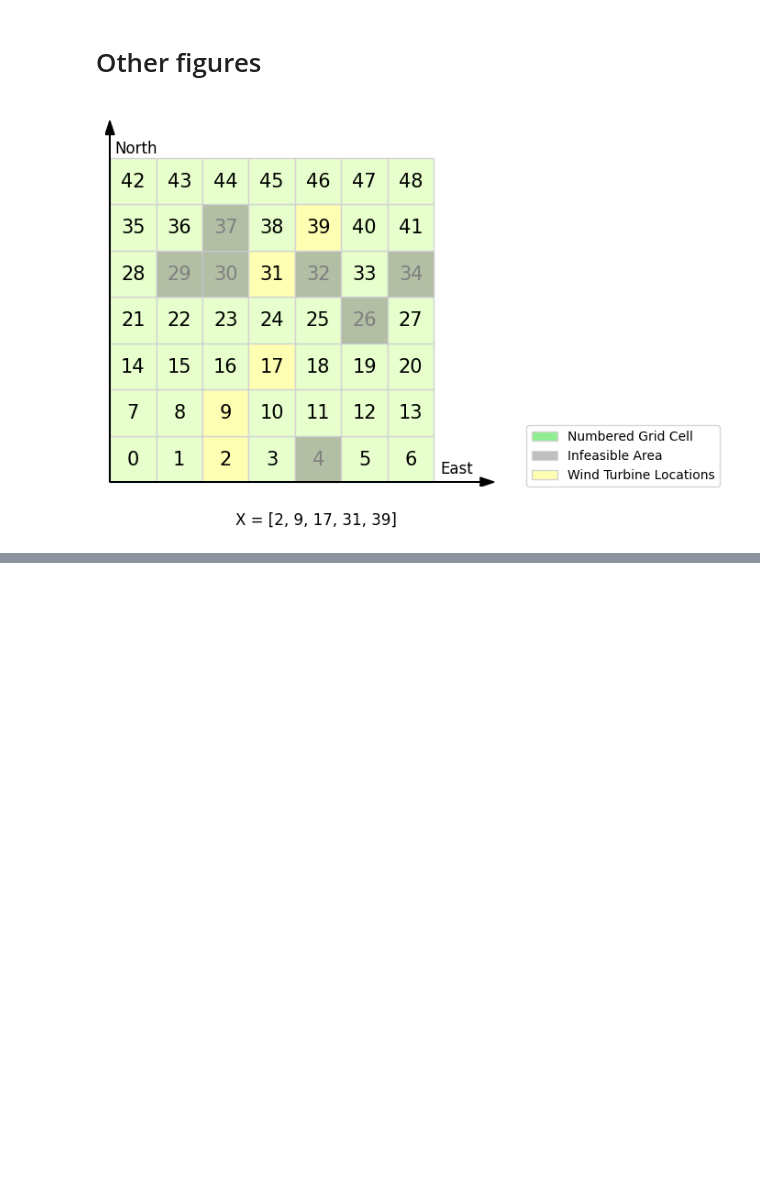
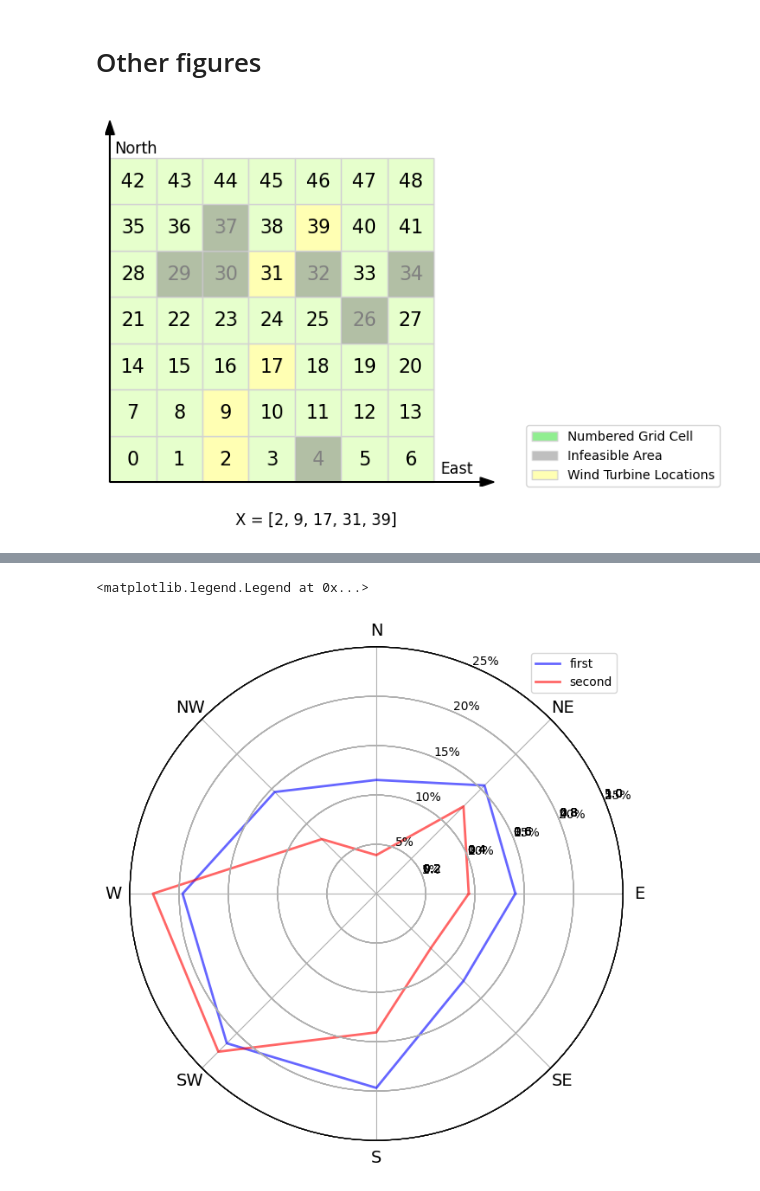
Before and after one commit to ShitianZhang22/Wind-Farm-Layout-Optimisation, a Jupyter notebook: figure.ipynb, the cells around one changed output, grey strips where cells are left out. Cells and saved outputs as stored; diff of their text form; code cells hidden in the pictures; blank space fills up the shorter version.

```diff
--- a/figure.ipynb
+++ b/figure.ipynb
@@ -74,3 +74,18 @@ plt.tight_layout()
 plt.show()
 # %% [output]
 [figure]
+# %%
+_wind_data = np.array([[2.3046875, 0.0390625],
+                       [3.1015625, 0.125    ],
+                       [2.8203125, 0.09375  ],
+                       [2.5      , 0.078125 ],
+                       [3.9375   , 0.140625 ],
+                       [4.2890625, 0.2265625],
+                       [3.9296875, 0.2265625],
+                       [2.9140625, 0.078125 ]])
+# directions = ['N', 'NE', 'E', 'SE', 'S', 'SW', 'W', 'NW']
+directions = ['E', 'NE', 'N', 'NW', 'W', 'SW', 'S', 'SE']
+_wind_data = np.flip(_wind_data, 0)
+print(_wind_data)
+_wind_data = np.concatenate((_wind_data[5:], _wind_data[:5]), axis=0)
+print(_wind_data)
@@ -76,0 +109,48 @@ plt.show()
+# %%
+class Radar(object):
+
+    def __init__(self, fig, titles, labels, rect=None):
+        if rect is None:
+            rect = [0.05, 0.05, 0.95, 0.95]
+
+        self.n = len(titles)
+        self.angles = np.linspace(0, 360, self.n, endpoint=False).tolist()
+        self.axes = [fig.add_axes(rect, projection="polar", label="axes%d" % i)
+                         for i in range(self.n)]
+
+        self.ax = self.axes[0]
+        self.ax.set_thetagrids(self.angles, labels=titles, fontsize=14)
+        self.ax.set_yticklabels([])
+
+        for ax in self.axes[1:]:
+            ax.patch.set_visible(False)
+            ax.grid("off")
+            ax.xaxis.set_visible(False)
+
+        for ax, angle, label in zip(self.axes, [22, 67], labels):
+            ax.set_rgrids(range(1, 6), angle=angle, labels=label)
+            ax.spines["polar"].set_visible(False)
+            ax.set_ylim(0, 5)
+
+    def plot(self, values, *args, **kw):
+        plt.rgrids([1, 2, 3, 4, 5], labels=["5%", "10%", "15%", "20%", "25%"], angle=22)
+        angle = np.deg2rad(np.r_[self.angles, self.angles[0]])
+        values = np.r_[values, values[0]]
+        self.ax.plot(angle, values, *args, **kw)
+
+
+
+fig = plt.figure(figsize=(6, 6))
+
+labels = [
+    ['1', '2', '3', '4', '5'],
+    ["5%", "10%", "15%", "20%", "25%"],
+]
+
+radar = Radar(fig, directions, labels)
+radar.plot(_wind_data[:, 0],  "-", lw=2, color="b", alpha=0.6, label="first")
+radar.plot(_wind_data[:, 1] * 20, "-", lw=2, color="r", alpha=0.6, label="second")
+radar.ax.legend()
+# %% [output]
+<matplotlib.legend.Legend at 0x...>
+[figure, added]
```
Also changed, not shown: parts of 3 cells of this notebook, 3 other files.
